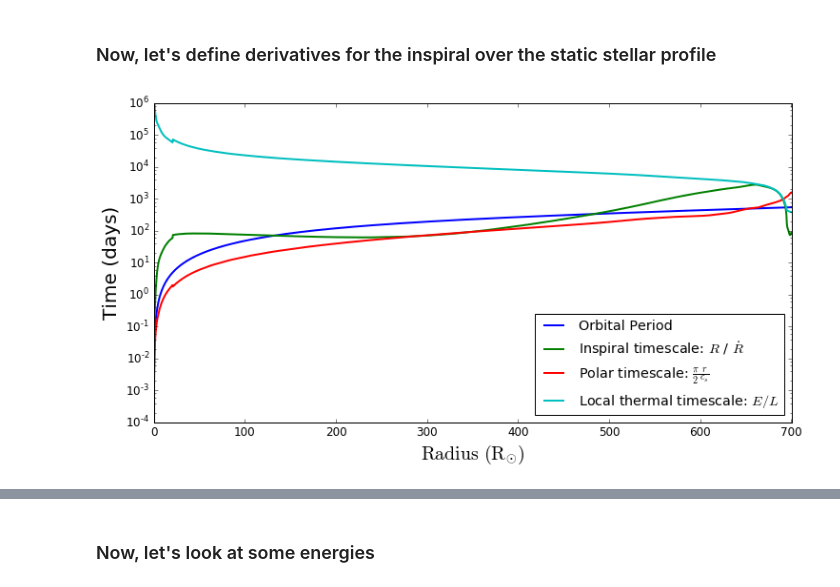
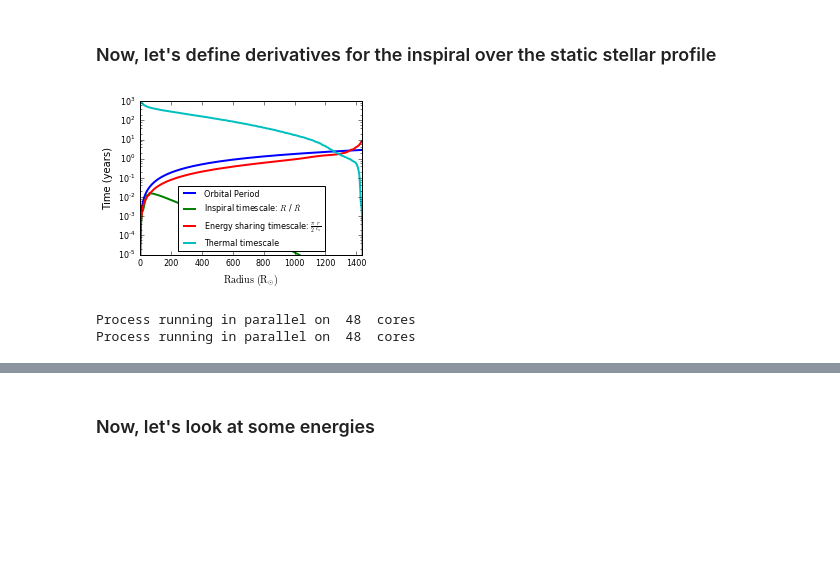
Before and after one commit to JRGarza/CE_mesa, a Jupyter notebook: notebooks/Timescales.ipynb, the cells around one changed output, grey strips where cells are left out. Drawn from its saved outputs; the diff is of its cells as text; code cells hidden in the pictures; blank space fills up the shorter version.

```diff
--- a/notebooks/Timescales.ipynb
+++ b/notebooks/Timescales.ipynb
@@ -238,6 +238,11 @@ def get_dE_dt(E_in, r_in, M_companion, star_m_encl, star_log10_rho, star_pressur
     # Calculate dE_dt
     m_encl = star_m_encl(r_in)
     velocity = get_keplerian_velocity(m_encl/Msun, M_companion, r_in/Rsun)
+    velocity0 = get_keplerian_velocity(star_m_encl(1400.*Rsun)/Msun, M_companion, 1400.)
+    velocity = velocity -0.95*velocity0
+    print(velocity)
+    print(velocity0)
+
     rho = 10**star_log10_rho(r_in)
     scale_height = star_pressure_scale_height(r_in)
     dE_dt = -get_F_drag(M_companion, velocity, rho, scale_height) * (velocity*1.0e5)
@@ -275,7 +280,11 @@ def get_dr_dt(r_in, t_in, M_companion, star_m_encl, star_log10_rho, star_pressur
 
     # Calculate dE_dt
     m_encl = star_m_encl(r_in)
+
     velocity = get_keplerian_velocity(m_encl/Msun, M_companion, r_in/Rsun)
+    velocity0 = get_keplerian_velocity(star_m_encl(1400.*Rsun)/Msun, M_companion, 1400.)
+    velocity = velocity -0.95*velocity0
+
     rho = 10**star_log10_rho(r_in)
     scale_height = star_pressure_scale_height(r_in)
     dE_dt = -get_F_drag(M_companion, velocity, rho, scale_height) * (velocity*1.0e5)
@@ -315,7 +324,12 @@ def get_dE_dm(r_in, M_companion, star_m_encl, star_dM_dr):
 
     return dE_dr / dM_dr
 # %%
-star = M15_700R
+star = M30_1400R
+M_companion = 8.0
+R_companion = 0.001#(M_companion)**0.8
+
+
+
 
 star_m_encl, star_log10_rho, star_pressure_scale_height, star_csound, \
                              star_t_thermal_to_surf, star_dM_dr = set_interpolations(star)
@@ -323,17 +337,15 @@ star_m_encl, star_log10_rho, star_pressure_scale_height, star_csound, \
 
 # Determine the mass and radius at which the companion merges based on the Hill radius
 r_hill = star['radius'] * (M_companion*Msun / (3.0 * star_m_encl(star['radius']*Rsun)))**(1./3.)
-R_companion = (M_companion)**0.8
+
 merger_idx = np.argmin(np.abs(R_companion - r_hill))
 merger_mass = star['mass'][merger_idx]
 merger_radius = star['radius'][merger_idx]
 # %%
-plt.figure(figsize=(12,6))
+plt.figure(figsize=(4,3))
 
 r_test = star["radius"]*Rsun
 time = 0.0
-
-M_companion = 0.5
 
 
 def get_delta_t_therm(M_enclosed, M_companion, a_separation):
@@ -341,39 +353,59 @@ def get_delta_t_therm(M_enclosed, M_companion, a_separation):
     vel = get_keplerian_velocity(M_enclosed, M_companion, a_separation) * 1.0e5 # velocity in cm/s
     R_accretion = 2.0 * Gconst * M_companion*Msun / vel**2
 
     t_thermal_low = star_t_thermal_to_surf(a_separation*Rsun)
     max_rad_array = star['radius'][0]*Rsun * np.ones(len(a_separation))
     t_thermal_high = star_t_thermal_to_surf(np.amin(np.vstack([a_separation*Rsun + R_accretion, max_rad_array]), axis=0))
 
     return t_thermal_high - t_thermal_low
 
 
 
 
 
 dr_dt = get_dr_dt(r_test, time, M_companion, star_m_encl, star_log10_rho, star_pressure_scale_height, star_dM_dr)
-P_orb = get_P_orb(star_m_encl(r_test)/Msun, M_companion, r_test/Rsun) / secday
+P_orb = get_P_orb(star_m_encl(r_test)/Msun, M_companion, r_test/Rsun) / secyear
 plt.plot(r_test/Rsun, P_orb, label='Orbital Period')
-plt.plot(r_test/Rsun, np.abs(r_test / dr_dt / secday), label=r'Inspiral timescale: $R$ / $\dot{R}$')
+plt.plot(r_test/Rsun, np.abs(r_test / dr_dt / secyear), label=r'Inspiral timescale: $R$ / $\dot{R}$')
 
 
 
-plt.plot(r_test/Rsun, np.pi/2. * r_test/star_csound(r_test) / secday, label=r'Polar timescale: $\frac{\pi}{2} \frac{r}{c_s}$')
+plt.plot(r_test/Rsun, np.pi/2. * r_test/star_csound(r_test) / secyear, label=r'Energy sharing timescale: $\frac{\pi}{2} \frac{r}{c_s}$')
 
 # Energy radiation timescale
-plt.plot(star['radius'], star['energy']/star['luminosity'] / secday, color='c', label=r'Local thermal timescale: $E/L$')
+#plt.plot(star['radius'], star['energy']/star['luminosity'] / secday, color='c', label=r'Local thermal timescale: $E/L$')
+plt.plot(star['radius'], 10**star['log_thermal_time_to_surface'] / secyear, color='c', label=r'Thermal timescale')
 
 
-plt.xlabel(r'${\rm Radius}\ ({\rm R}_{\odot})$', size=20)
-plt.ylabel('Time (days)', size=20)
+
+plt.xlabel(r'${\rm Radius}\ ({\rm R}_{\odot})$')
+plt.ylabel('Time (years)')
 
 plt.xlim(0.1, star['radius'][0])
-plt.ylim(0.0001, 1000000)
+plt.ylim(0.00001, 1000)
 #plt.xscale('log')
 plt.yscale('log')
 
-plt.legend(loc=4)
+plt.legend(loc=8,fontsize=8)
 
+plt.tight_layout()
+
+
+plt.savefig("timascales_30M_1400R.pdf")
 plt.show()
 # %% [output]
-[figure, old version]
+[figure, new version]
+# %%
+import sys
+sys.path.insert(0, '/data/disk1/fragkos/repos/CE_mesa/python_scripts')
+import mesa as ms
+
+run_path= "/data/disk1/fragkos/mesa_projects/CE/DVU_Mexico/8M_30M_1400R/"
+#run_path= "/data/disk1/fragkos/mesa_projects/CE/DVU_Mexico/1.4M_15M_700R/"
+run_names = [d for d in os.listdir(run_path) if os.path.isdir(os.path.join(run_path, d))]
+run_names = ["step2_macleod_setE2_noMLT_noFL"]
+data_path = run_path+run_names[0]+"/LOGS/"
+a = ms.mesa(data_path=data_path, parallel=True, abundances=False, log_abundances = True, Yaxis='log_mass', Xaxis="log_inv_star_age",czones=False, Variable='v_div_vesc', orbit=True)
+# %% [output]
+Process running in parallel on  48  cores
+Process running in parallel on  48  cores
```
Also changed, not shown: parts of 10 cells of this notebook, 19 other files.
